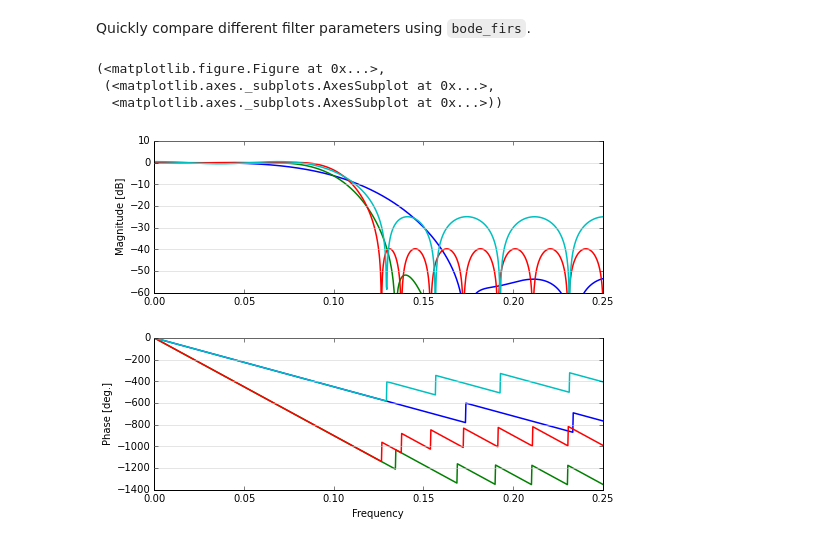
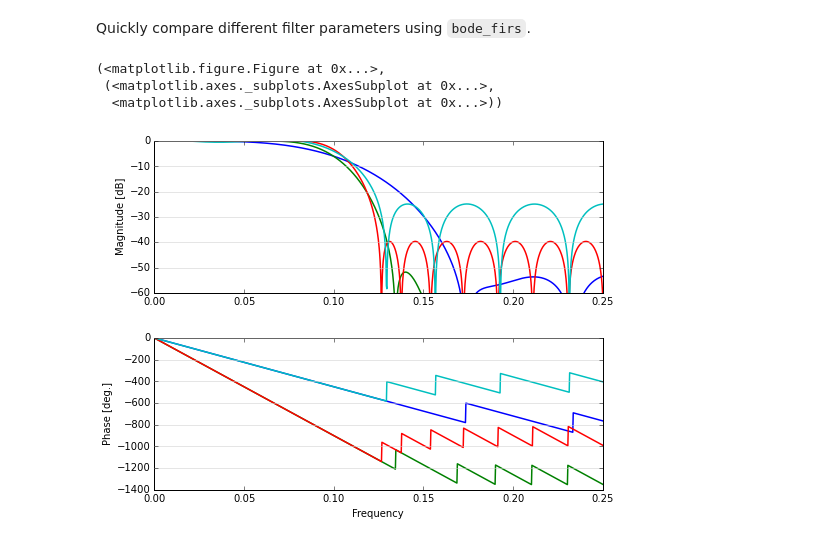
Before and after one commit to ryanpdwyer/sigutils, a Jupyter notebook: examples/Sigutils Example.ipynb, the cells around one changed output. Saved outputs shown, nothing was run; the diff lists cells and outputs as text; code cells hidden in the pictures.

Commit message:
Modified plot in example slightly

```diff
--- a/examples/Sigutils Example.ipynb
+++ b/examples/Sigutils Example.ipynb
@@ -31,9 +31,13 @@ sigutils.bode_syss((butter, bessel, ellip, cheb2), xlim=(40, 480), mag_lim=(-80,
 # %% [markdown]
 Quickly compare different filter parameters using `bode_firs`.
 # %%
-sigutils.bode_firs((signal.firwin(51, 0.1, nyq=1), signal.firwin(101, 0.1, nyq=1), signal.remez(101, [0, 0.085, 0.125, 1], [1, 0], Hz=2),  signal.remez(51, [0, 0.085, 0.125, 1], [1, 0], Hz=2)), xlim=(0, 0.25), mag_lim=(-60, 10, 10))
+sigutils.bode_firs((signal.firwin(51, 0.1, nyq=1),
+                    signal.firwin(101, 0.1, nyq=1),
+                    signal.remez(101, [0, 0.085, 0.125, 1], [1, 0], Hz=2),
+                    signal.remez(51, [0, 0.085, 0.125, 1], [1, 0], Hz=2)),
+                   xlim=(0, 0.25), mag_lim=(-60, 0, 10))
 # %% [output]
 (<matplotlib.figure.Figure at 0x...>,
  (<matplotlib.axes._subplots.AxesSubplot at 0x...>,
   <matplotlib.axes._subplots.AxesSubplot at 0x...>))
-[figure, old version]
+[figure, new version]
```
